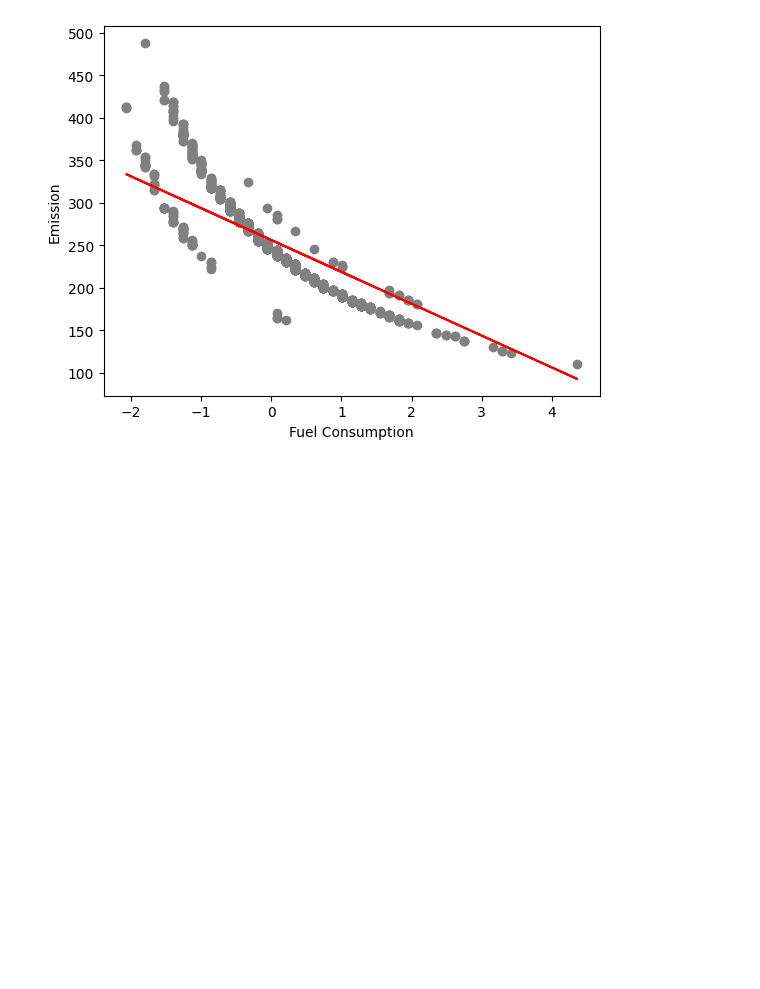
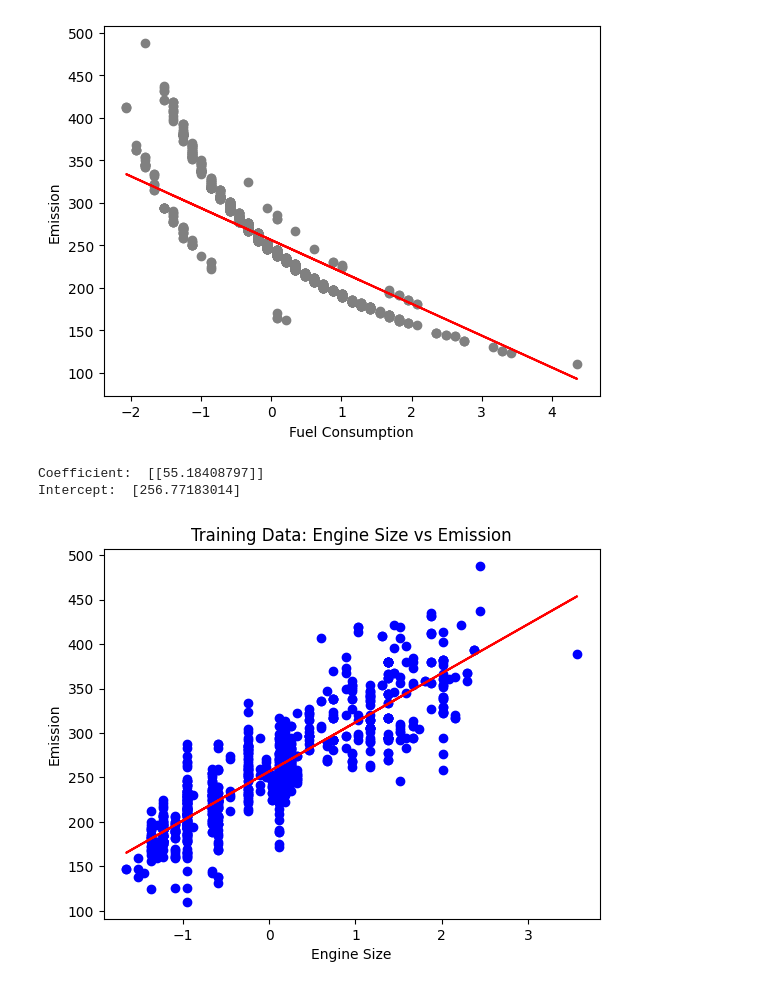
Before and after one commit to SammiWang0516/test, a Jupyter notebook: IBM_ML_MultipleLinearRegression.ipynb, the cells around one changed output. Drawn from its saved outputs; the diff is of its cells as text; code cells hidden in the pictures; blank space fills up the shorter version.

```diff
--- a/IBM_ML_MultipleLinearRegression.ipynb
+++ b/IBM_ML_MultipleLinearRegression.ipynb
@@ -187,3 +187,23 @@ plt.ylabel('Emission')
 plt.show()
 # %% [output]
 [figure]
+# %%
+x_train_1 = x_train[:, 0]
+regression_1 = linear_model.LinearRegression()
+regression_1.fit(x_train_1.reshape(-1, 1), y_train)
+coef_1 = regression.coef_
+intercept_1 = regression.intercept_
+print('Coefficient: ', coef_1)
+print('Intercept: ', intercept_1)
+# %% [output]
+Coefficient:  [[55.18408797]]
+Intercept:  [256.77183014]
+# %%
+plt.scatter(x_train_1, y_train, color = 'blue')
+plt.plot(x_train_1, coef_1[0] * x_train_1 + intercept_1, '-r')
+plt.xlabel('Engine Size')
+plt.ylabel('Emission')
+plt.title('Training Data: Engine Size vs Emission')
+plt.show()
+# %% [output]
+[figure, added]
```
Also changed, not shown: parts of 4 cells of this notebook.
